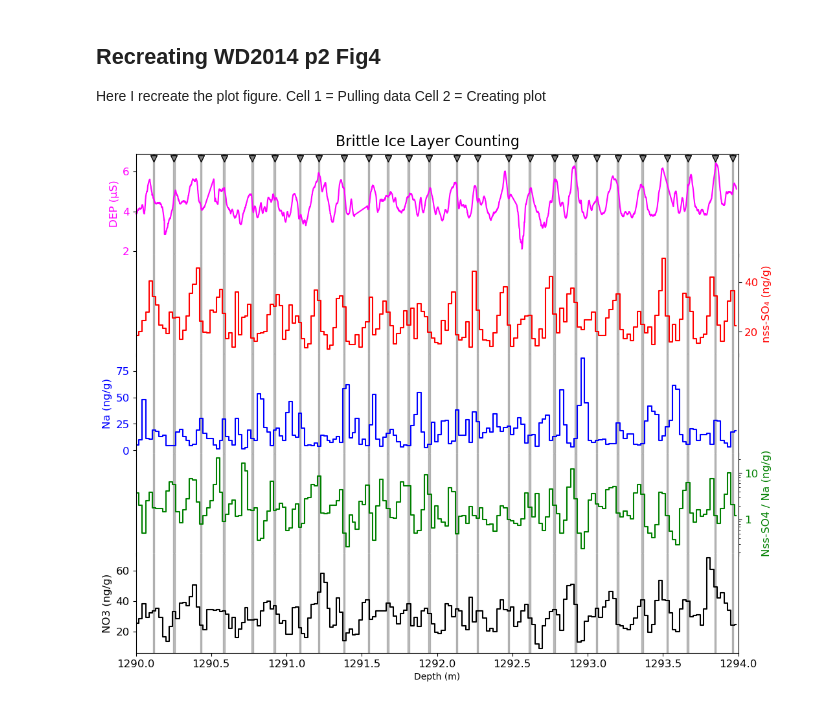
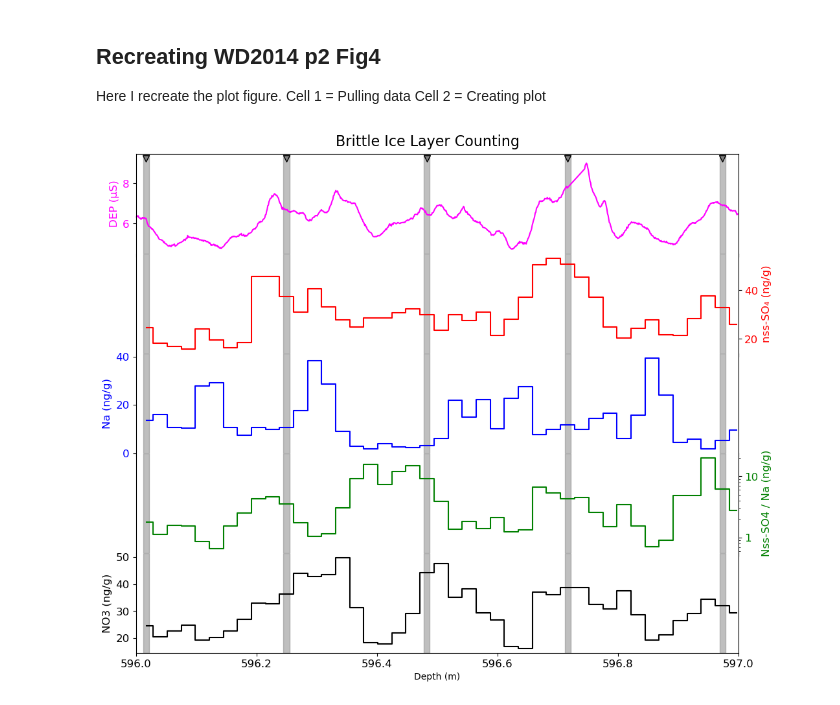
Before and after one commit to qmackay/BICC, a Jupyter notebook: Holcene Revision/annual_count_fig.ipynb, the cells around one changed output. Drawn from its saved outputs; the diff is of its cells as text; code cells hidden in the pictures.

Commit message:
updating to add uncertainty lines

```diff
--- a/Holcene Revision/annual_count_fig.ipynb
+++ b/Holcene Revision/annual_count_fig.ipynb
@@ -45,8 +45,8 @@ Cell 2 = Creating plot
 # %%
 ### set params
 
-xlow = 1290
-xhigh= 1294
+xlow = 596
+xhigh= 597
 lim = False
 # %%
 #pull layer count #######
@@ -88,6 +88,17 @@ read_dep = pd.concat(read_dep, ignore_index=True)
 ion_path='WD Layer Counting Files/WDC06A 577-1300 m Chemistry.xlsx'
 
 read_ion = pd.read_excel(ion_path, header=None, skiprows=5, names=['Depth(m)', "Cl(ng/g)", "NO3(ng/g)", "SO4(ng/g)", "Na(ng/g)", "K(ng/g)", "Mg(ng/g)", "Ca(ng/g)"])
+
+#pull the uncertainty data
+
+uncertainty_path='WD Layer Counting Files/UncertaintyLayers.txt'
+read_uncertainty = pd.read_csv(uncertainty_path, header=None, delimiter="\t", comment="#", names=["May Be", "May Not Be"]) #take the vals
+
+first_values = np.array([
+    int(str(val).split('-')[0]) #splits by - and only keeps the first
+    for val in read_uncertainty["May Not Be"].values #where its taking the vals
+    if isinstance(val, str) or '-' in str(val) #if val is not None/NaN/must have a -
+])
 # %%
 #create plot
 from matplotlib.ticker import ScalarFormatter
@@ -145,33 +156,38 @@ if lim == True:
 else:
     pass
 
-#set solid lines
+#set solid lines for layers, changing the color depending on if they are unknown
 for axes in ax: # all axes
+    i=0
     for depth in wd_layer_count["Depth ice/snow [m]"]:
         if xlow < depth < xhigh:
-            axes.axvspan(depth - 0.005, depth + 0.005, color='grey', alpha=0.5)
+            if (wd_layer_count["Cal age [ka BP] (ice age)"][i]) in read_uncertainty["May Be"].values:
+                axes.axvspan(depth - 0.005, depth + 0.005, color='red', alpha=0.5)
+            else:
+                axes.axvspan(depth - 0.005, depth + 0.005, color='grey', alpha=0.5)
+        i += 1
     axes.tick_params(axis='both', labelsize=12) # Set tick label size
 
 for axes in ax[:-1]:  # All except the bottom plot
     axes.tick_params(labelbottom=False)        # Hide x-axis tick labels
     axes.spines['bottom'].set_visible(False)# Hide x-axis spine
 
 for axes in ax[1:]: #all except top plot
     axes.spines['top'].set_visible(False)
 
 #add triangles
 triangle_positions = wd_layer_count["Depth ice/snow [m]"]
 triangle_positions = triangle_positions[(triangle_positions > xlow) & (triangle_positions < xhigh)]
 # Y position slightly above the top plot's y-limits
 y_top = ax[0].get_ylim()[1] + 0.03  # Adjust as needed
 ax[0].scatter(triangle_positions, [y_top]*len(triangle_positions), marker='v', color='grey', edgecolors='black', s=50, zorder=5, clip_on=False)
 
 # Set shared X axis
 ax[-1].set_xlim(xlow, xhigh)
 ax[-1].set_xlabel("Depth (m)")
 
 plt.subplots_adjust(hspace=0)
 plt.suptitle("Brittle Ice Layer Counting", fontsize=16, y=0.91)
 plt.show()
 # %% [output]
-[figure, old version]
+[figure, new version]
```
Also changed, not shown: 4 other files.
